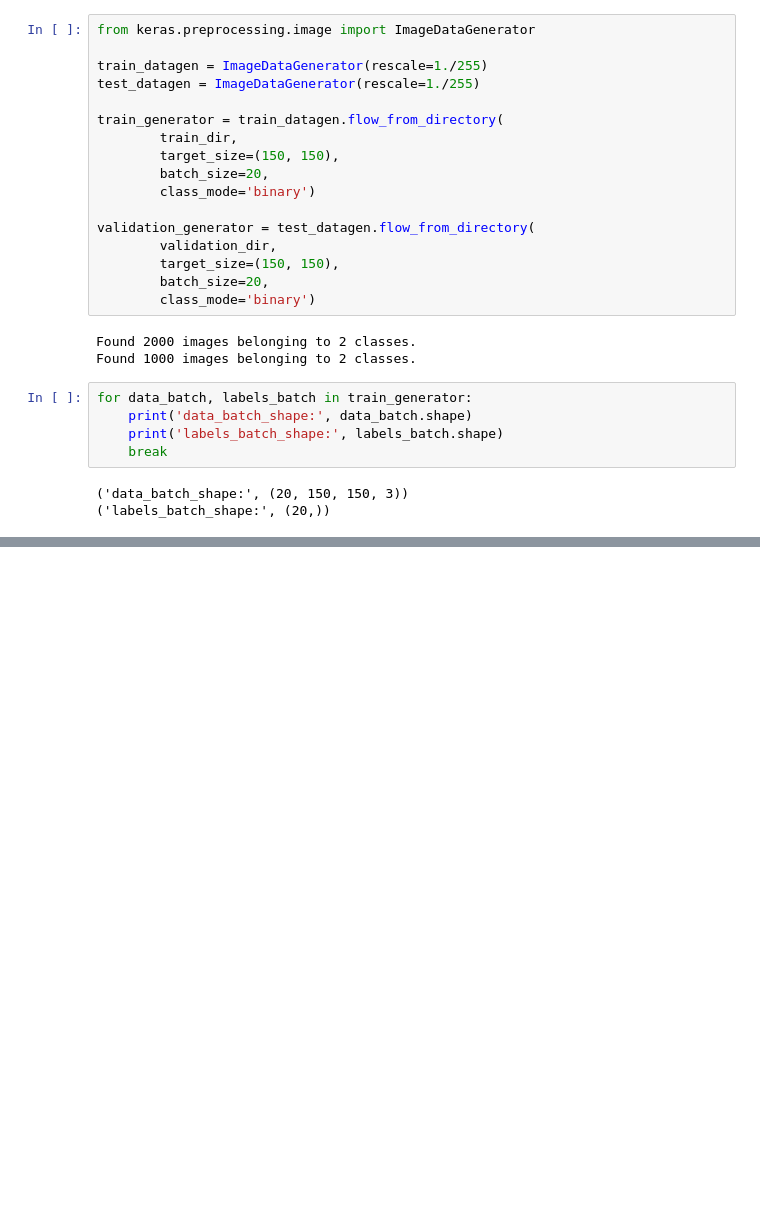
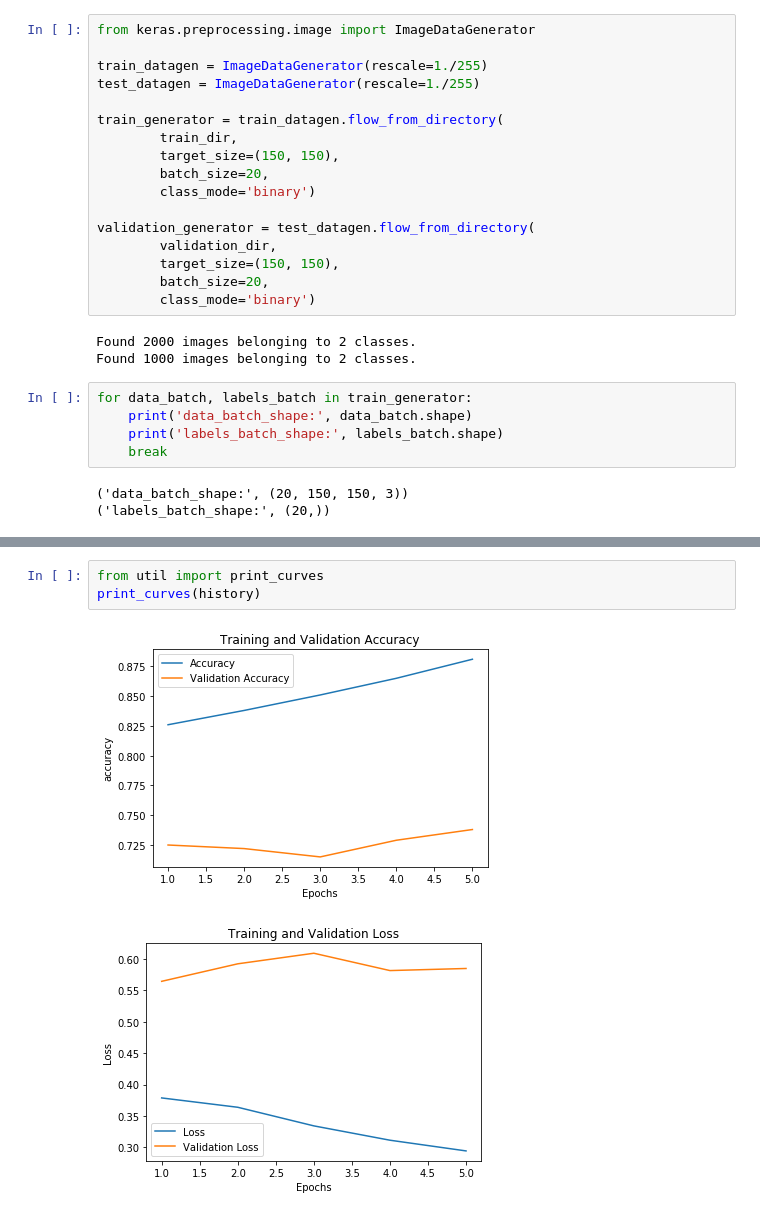
Before and after one commit to dhodun/ml-teaching-examples, a Jupyter notebook: cats_dogs/1. Basic Convnet Classifier.ipynb, the cells around one changed output, grey strips where cells are left out. Cells and saved outputs as stored; diff of their text form; blank space fills up the shorter version.

```diff
--- a/cats_dogs/1. Basic Convnet Classifier.ipynb
+++ b/cats_dogs/1. Basic Convnet Classifier.ipynb
@@ -157,0 +160,6 @@ IOError: Unable to create file (unable to open file: name = 'models/cats_dogs_sm
+# %%
+from util import print_curves
+print_curves(history)
+# %% [output]
+[figure, added]
+[figure, added]
```
Also changed, not shown: parts of 1 cell of this notebook.
